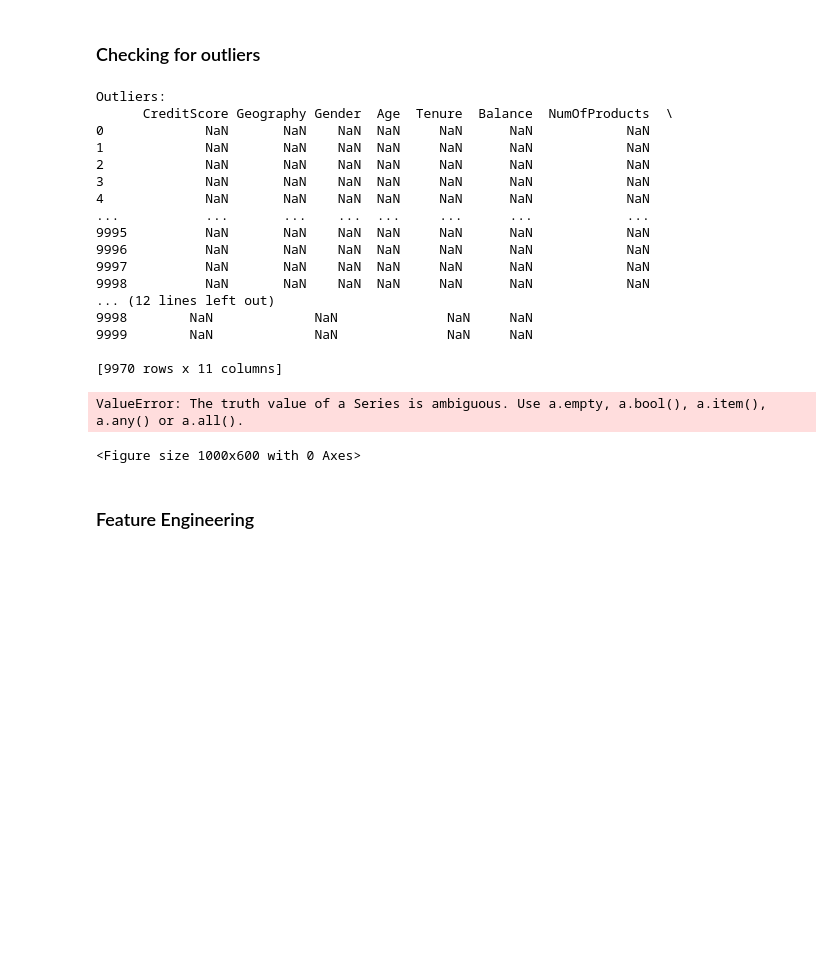
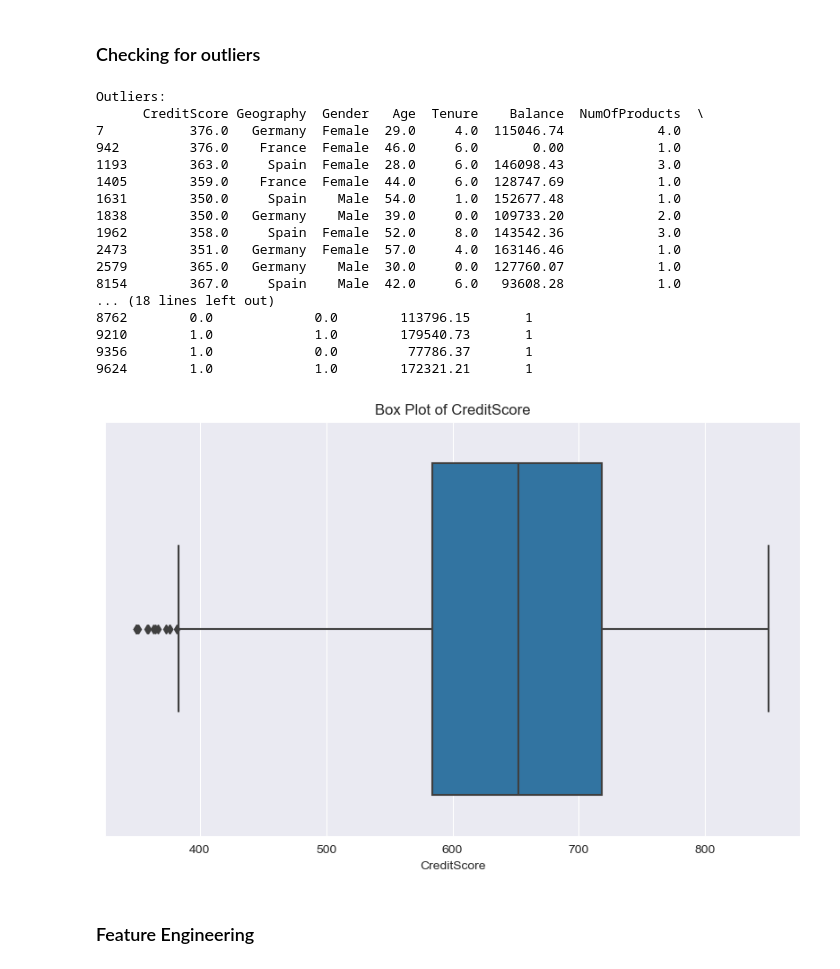
Before and after one commit to levine01/Group6_Phase3_Project, a Jupyter notebook: index.ipynb, the cells around one changed output. Drawn from its saved outputs; the diff is of its cells as text; code cells hidden in the pictures; blank space fills up the shorter version.

```diff
--- a/index.ipynb
+++ b/index.ipynb
@@ -372,46 +403,45 @@ for column in categorical_columns:
 # %% [markdown]
 ### Checking for outliers
 # %%
-column_to_check = ['CreditScore']
+column_to_check = 'CreditScore'
 
 # Calculate quartiles and IQR
 Q1 = data[column_to_check].quantile(0.25)
 Q3 = data[column_to_check].quantile(0.75)
 IQR = Q3 - Q1
 
 # Define upper and lower bounds for outliers
 lower_bound = Q1 - 1.5 * IQR
 upper_bound = Q3 + 1.5 * IQR
 
 # Identify and visualize outliers
 outliers = data[(data[column_to_check] < lower_bound) | (data[column_to_check] > upper_bound)]
 print("Outliers:")
 print(outliers)
 
 plt.figure(figsize=(10, 6))
 sns.boxplot(x=data[column_to_check])
 plt.title(f"Box Plot of {column_to_check}")
 plt.show()
 # %% [output]
 Outliers:
-      CreditScore Geography Gender  Age  Tenure  Balance  NumOfProducts  \
-0             NaN       NaN    NaN  NaN     NaN      NaN            NaN
-1             NaN       NaN    NaN  NaN     NaN      NaN            NaN
-2             NaN       NaN    NaN  NaN     NaN      NaN            NaN
-3             NaN       NaN    NaN  NaN     NaN      NaN            NaN
-4             NaN       NaN    NaN  NaN     NaN      NaN            NaN
-...           ...       ...    ...  ...     ...      ...            ...
-9995          NaN       NaN    NaN  NaN     NaN      NaN            NaN
-9996          NaN       NaN    NaN  NaN     NaN      NaN            NaN
-9997          NaN       NaN    NaN  NaN     NaN      NaN            NaN
-9998          NaN       NaN    NaN  NaN     NaN      NaN            NaN
-... (12 lines left out)
-9998        NaN             NaN              NaN     NaN
-9999        NaN             NaN              NaN     NaN
-
-[9970 rows x 11 columns]
+      CreditScore Geography  Gender   Age  Tenure    Balance  NumOfProducts  \
+7           376.0   Germany  Female  29.0     4.0  115046.74            4.0
+942         376.0    France  Female  46.0     6.0       0.00            1.0
+1193        363.0     Spain  Female  28.0     6.0  146098.43            3.0
+1405        359.0    France  Female  44.0     6.0  128747.69            1.0
+1631        350.0     Spain    Male  54.0     1.0  152677.48            1.0
+1838        350.0   Germany    Male  39.0     0.0  109733.20            2.0
+1962        358.0     Spain  Female  52.0     8.0  143542.36            3.0
+2473        351.0   Germany  Female  57.0     4.0  163146.46            1.0
+2579        365.0   Germany    Male  30.0     0.0  127760.07            1.0
+8154        367.0     Spain    Male  42.0     6.0   93608.28            1.0
+... (18 lines left out)
+8762        0.0             0.0        113796.15       1
+9210        1.0             1.0        179540.73       1
+9356        1.0             0.0         77786.37       1
+9624        1.0             1.0        172321.21       1
-ValueError: The truth value of a Series is ambiguous. Use a.empty, a.bool(), a.item(), a.any() or a.all().
-<Figure size 1000x600 with 0 Axes>
+[figure, added]
 # %% [markdown]
 ### Feature Engineering
 # %%
```
Also changed, not shown: parts of 14 cells of this notebook.
